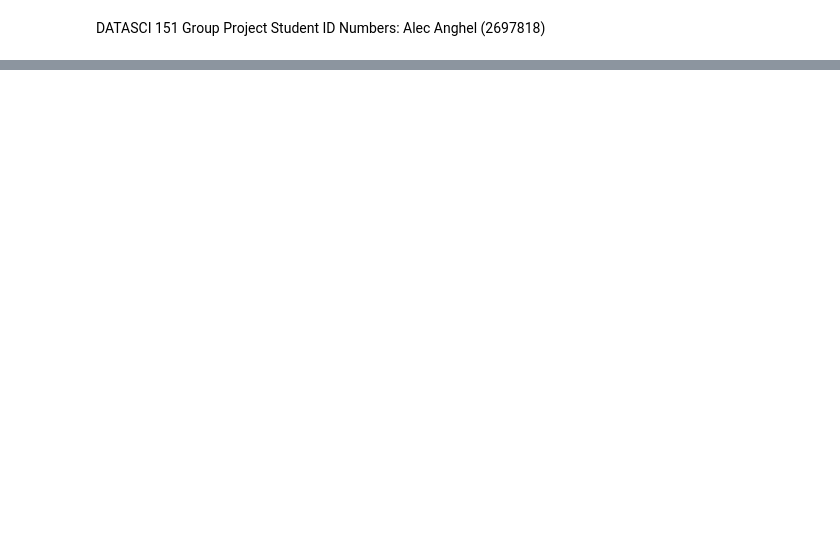
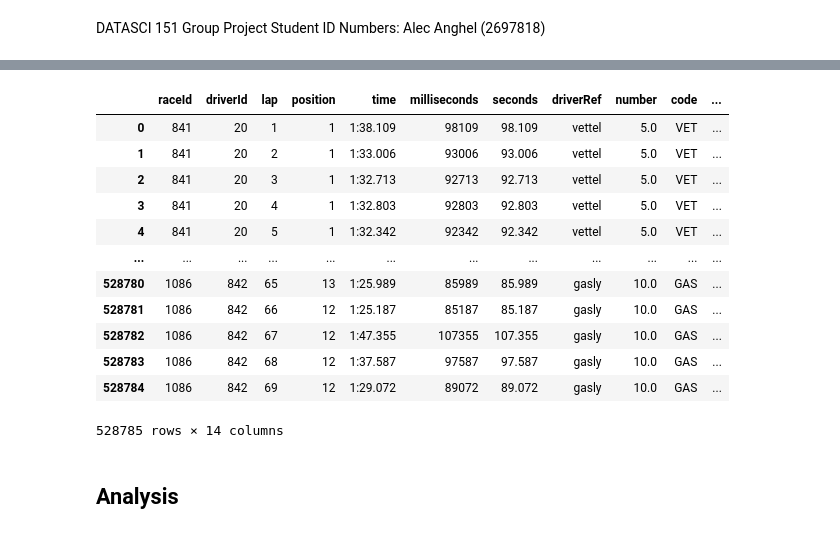
Before and after one commit to ElsaMathew-Lewis/F1_Statistical-Analysis_GroupProject, a Jupyter notebook: alec_notebook.ipynb, the cells around one changed output, grey strips where cells are left out. Cells and saved outputs as stored; diff of their text form; code cells hidden in the pictures; blank space fills up the shorter version.

```diff
--- a/alec_notebook.ipynb
+++ b/alec_notebook.ipynb
@@ -22,0 +45,17 @@ display(circutsdf)
+# %%
+# First thing to do is to clean the data sets
+# Let's first clean the drivers data set
+
+# Replace the \N in the numbers with the NaN value
+drivers = drivers.replace(r'\N', np.nan)
+
+# We don't really need the url column so we can drop that
+drivers = drivers.drop(columns=['url'])
+
+# Convert the date of birth to an actual date of birth format
+drivers['dob'] = pd.to_datetime(drivers['dob'])
+
+# Let's convert the number column into actual numeric values
+drivers['number'] = pd.to_numeric(drivers['number'])
+
+display(drivers)
@@ -22,0 +95,22 @@ display(circutsdf)
+# %%
+# Now lets merge the data on the driverID column
+# I'm going to use an inner join so that we only keep the rows where we have both the driver's details and a valid lap time
+f1_data = pd.merge(lap_times, drivers, on='driverId', how='inner')
+
+display(f1_data)
+# %% [output]
+|  | raceId | driverId | lap | position | time | milliseconds | seconds | driverRef | number | code | ... |
+| 0 | 841 | 20 | 1 | 1 | 1:38.109 | 98109 | 98.109 | vettel | 5.0 | VET | ... |
+| 1 | 841 | 20 | 2 | 1 | 1:33.006 | 93006 | 93.006 | vettel | 5.0 | VET | ... |
+| 2 | 841 | 20 | 3 | 1 | 1:32.713 | 92713 | 92.713 | vettel | 5.0 | VET | ... |
+| 3 | 841 | 20 | 4 | 1 | 1:32.803 | 92803 | 92.803 | vettel | 5.0 | VET | ... |
+| 4 | 841 | 20 | 5 | 1 | 1:32.342 | 92342 | 92.342 | vettel | 5.0 | VET | ... |
+| ... | ... | ... | ... | ... | ... | ... | ... | ... | ... | ... | ... |
+| 528780 | 1086 | 842 | 65 | 13 | 1:25.989 | 85989 | 85.989 | gasly | 10.0 | GAS | ... |
+| 528781 | 1086 | 842 | 66 | 12 | 1:25.187 | 85187 | 85.187 | gasly | 10.0 | GAS | ... |
+| 528782 | 1086 | 842 | 67 | 12 | 1:47.355 | 107355 | 107.355 | gasly | 10.0 | GAS | ... |
+| 528783 | 1086 | 842 | 68 | 12 | 1:37.587 | 97587 | 97.587 | gasly | 10.0 | GAS | ... |
+| 528784 | 1086 | 842 | 69 | 12 | 1:29.072 | 89072 | 89.072 | gasly | 10.0 | GAS | ... |
+528785 rows × 14 columns
+# %% [markdown]
+## Analysis
```
Also changed, not shown: parts of 12 cells of this notebook.
